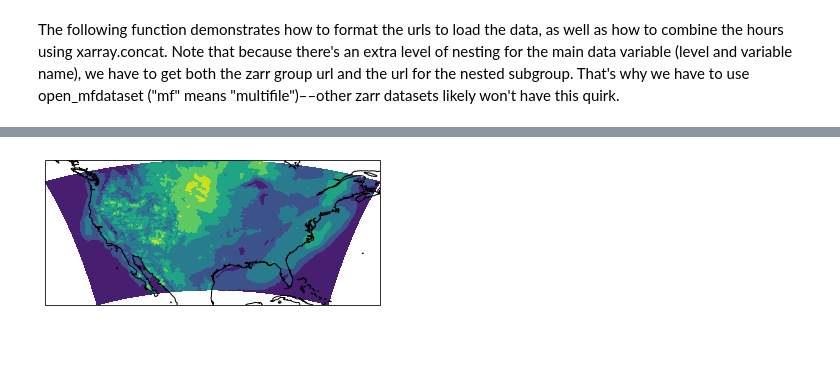
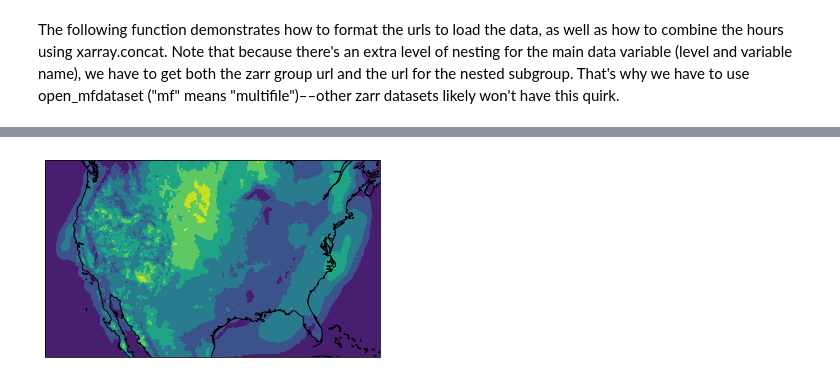
Before and after one commit to adair-kovac/examples, a Jupyter notebook: hrrr_zarr_one_day_analysis_polished.ipynb, the cells around one changed output, grey strips where cells are left out. Cells and saved outputs as stored; diff of their text form; code cells hidden in the pictures; blank space fills up the shorter version.

```diff
--- a/hrrr_zarr_one_day_analysis_polished.ipynb
+++ b/hrrr_zarr_one_day_analysis_polished.ipynb
@@ -10,13 +15,17 @@ import cartopy.crs as ccrs
 # %% [markdown]
 We use xarray's open_mfdataset to load the data. There's a couple things missing from the metadata, so we use a metpy extension to add projection info and latitude/longitude. We also promote the "time" attribute to a coordinate so that combining the datasets for each hour will work later on.
 # %%
+projection = ccrs.LambertConformal(central_longitude=262.5,
+                                   central_latitude=38.5,
+                                   standard_parallels=(38.5, 38.5),
+                                    globe=ccrs.Globe(semimajor_axis=6371229,
+                                                     semiminor_axis=6371229))
+
 def load_dataset(urls):
     fs = s3fs.S3FileSystem(anon=True)
     ds = xr.open_mfdataset([s3fs.S3Map(url, s3=fs) for url in urls], engine='zarr')
     ds = ds.rename(projection_x_coordinate="x", projection_y_coordinate="y")
-    ds = ds.metpy.assign_crs(grid_mapping_name="lambert_conformal_conic", longitude_of_central_meridian=-97.5,
-                                 latitude_of_projection_origin=38.5,
-                                 standard_parallel=38.5)
+    ds = ds.metpy.assign_crs(projection.to_cf())
     ds = ds.metpy.assign_latitude_longitude()
     ds = ds.set_coords("time")
     return ds
@@ -28,7 +37,7 @@ def load_combined_dataset(start_date, num_hours, level, param_short_name):
     for i in range(num_hours):
         time = start_date + datetime.timedelta(hours=i)
         group_url = time.strftime(f"s3://hrrrzarr/sfc/%Y%m%d/%Y%m%d_%Hz_anl.zarr/{level}/{param_short_name}")
-        subgroup_url = group_url + f"/{level}"
+        subgroup_url = f"{group_url}/{level}"
         partial_ds = load_dataset([group_url, subgroup_url])
         if not combined_ds:
             combined_ds = partial_ds
@@ -52,8 +74,8 @@ Wall time: 47.5 ms
 # %%
-ax = plt.axes(projection=ccrs.PlateCarree())
-ax.contourf(std_dev.longitude, std_dev.latitude, std_dev)
+ax = plt.axes(projection=projection)
+ax.contourf(std_dev.x, std_dev.y, std_dev)
 ax.coastlines()
 
 plt.show()
 # %% [output]
-[figure, old version]
+[figure, new version]
```
Also changed, not shown: parts of 8 cells of this notebook, 4 other files.
